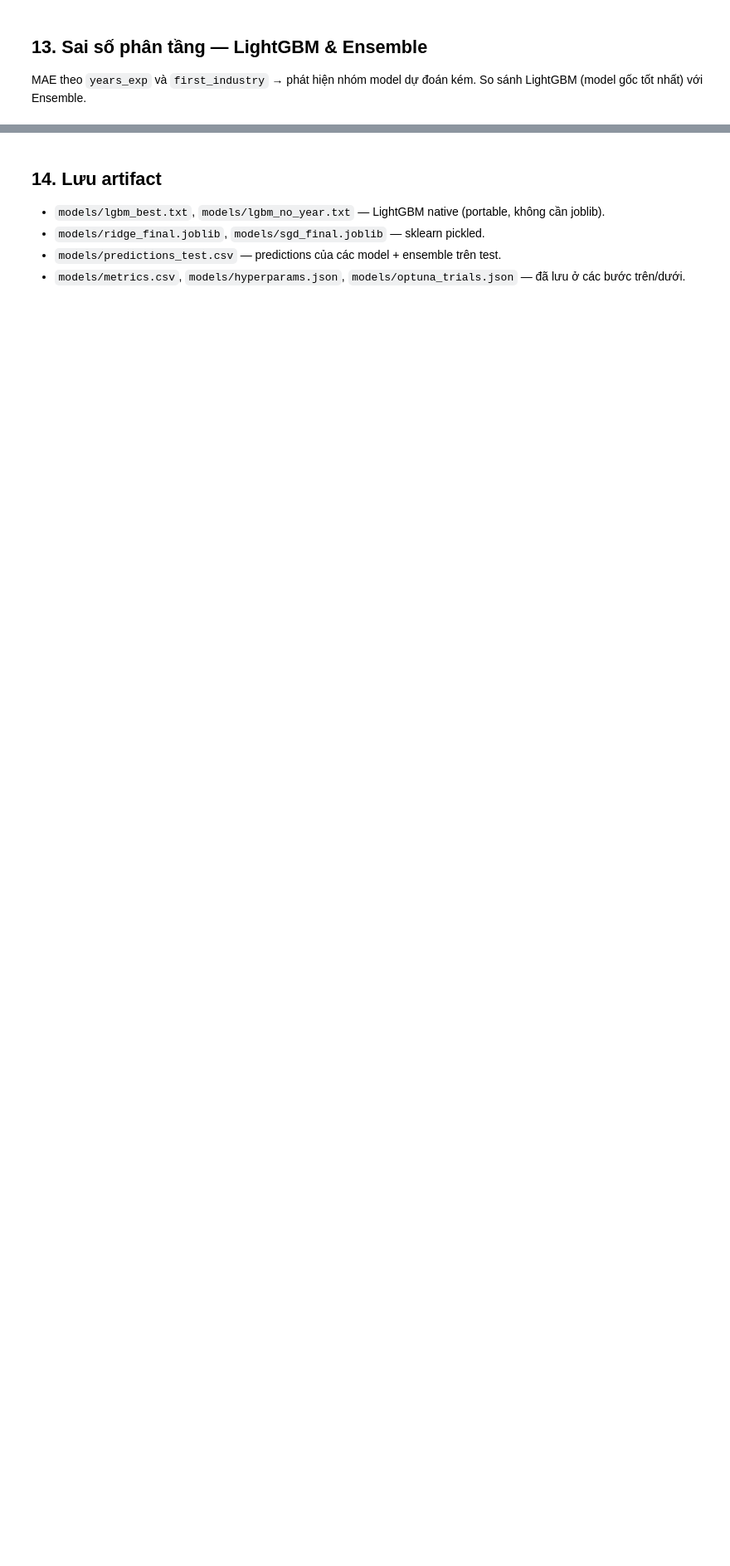
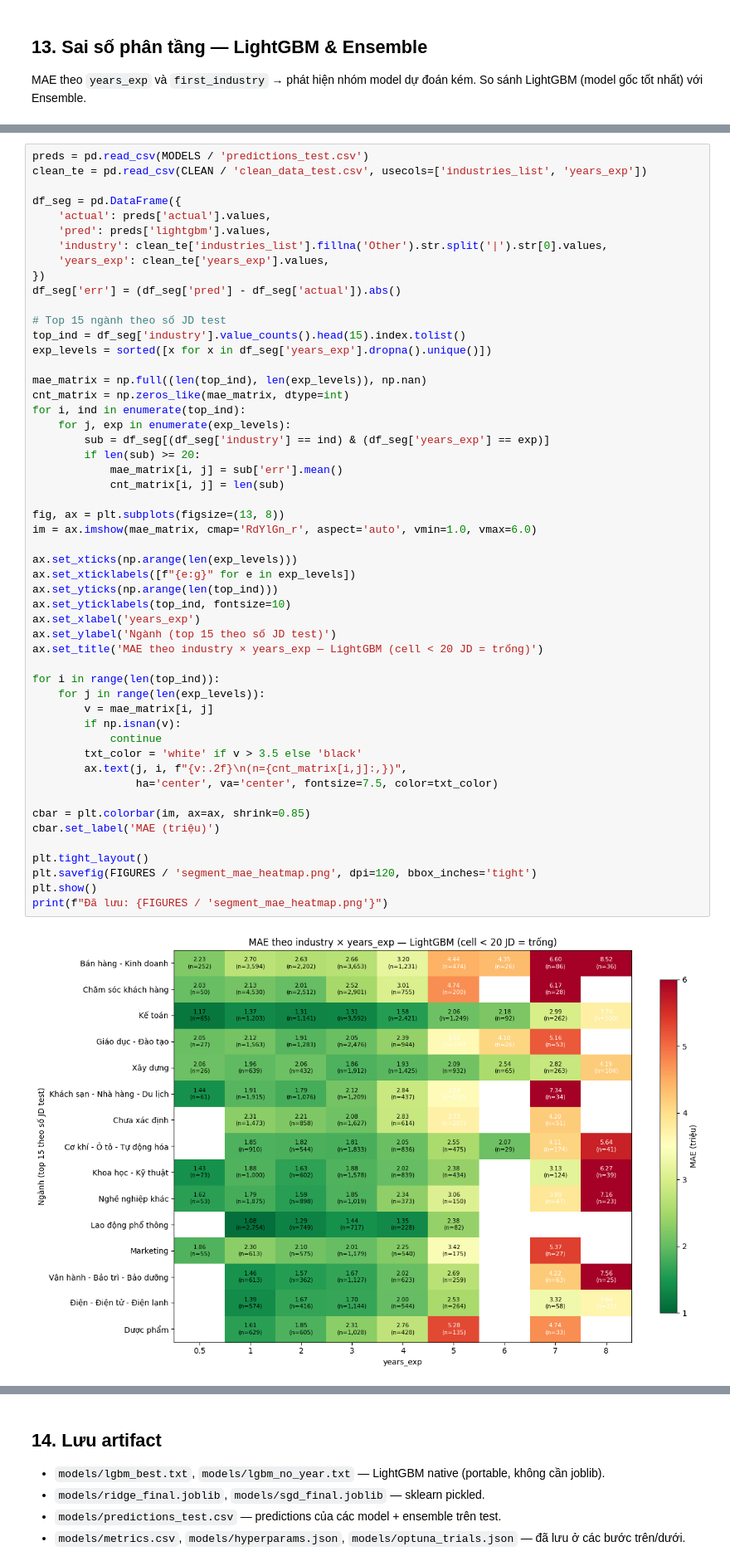
Before and after one commit to anhquan1111/khdl-vietnam-career-clustering, a Jupyter notebook: notebooks/04_Modeling.ipynb, the cells around one changed output, grey strips where cells are left out. Shown at 83% size. Saved outputs shown, nothing was run; the diff lists cells and outputs as text; blank space fills up the shorter version.

```diff
--- a/notebooks/04_Modeling.ipynb
+++ b/notebooks/04_Modeling.ipynb
@@ -673,0 +905,54 @@ print(g2.nlargest(5, 'mae_ens').to_string())
+# %%
+preds = pd.read_csv(MODELS / 'predictions_test.csv')
+clean_te = pd.read_csv(CLEAN / 'clean_data_test.csv', usecols=['industries_list', 'years_exp'])
+
+df_seg = pd.DataFrame({
+    'actual': preds['actual'].values,
+    'pred': preds['lightgbm'].values,
+    'industry': clean_te['industries_list'].fillna('Other').str.split('|').str[0].values,
+    'years_exp': clean_te['years_exp'].values,
+})
+df_seg['err'] = (df_seg['pred'] - df_seg['actual']).abs()
+
+# Top 15 ngành theo số JD test
+top_ind = df_seg['industry'].value_counts().head(15).index.tolist()
+exp_levels = sorted([x for x in df_seg['years_exp'].dropna().unique()])
+
+mae_matrix = np.full((len(top_ind), len(exp_levels)), np.nan)
+cnt_matrix = np.zeros_like(mae_matrix, dtype=int)
+for i, ind in enumerate(top_ind):
+    for j, exp in enumerate(exp_levels):
+        sub = df_seg[(df_seg['industry'] == ind) & (df_seg['years_exp'] == exp)]
+        if len(sub) >= 20:
+            mae_matrix[i, j] = sub['err'].mean()
+            cnt_matrix[i, j] = len(sub)
+
+fig, ax = plt.subplots(figsize=(13, 8))
+im = ax.imshow(mae_matrix, cmap='RdYlGn_r', aspect='auto', vmin=1.0, vmax=6.0)
+
+ax.set_xticks(np.arange(len(exp_levels)))
+ax.set_xticklabels([f"{e:g}" for e in exp_levels])
+ax.set_yticks(np.arange(len(top_ind)))
+ax.set_yticklabels(top_ind, fontsize=10)
+ax.set_xlabel('years_exp')
+ax.set_ylabel('Ngành (top 15 theo số JD test)')
+ax.set_title('MAE theo industry × years_exp — LightGBM (cell < 20 JD = trống)')
+
+for i in range(len(top_ind)):
+    for j in range(len(exp_levels)):
+        v = mae_matrix[i, j]
+        if np.isnan(v):
+            continue
+        txt_color = 'white' if v > 3.5 else 'black'
+        ax.text(j, i, f"{v:.2f}\n(n={cnt_matrix[i,j]:,})",
+                ha='center', va='center', fontsize=7.5, color=txt_color)
+
+cbar = plt.colorbar(im, ax=ax, shrink=0.85)
+cbar.set_label('MAE (triệu)')
+
+plt.tight_layout()
+plt.savefig(FIGURES / 'segment_mae_heatmap.png', dpi=120, bbox_inches='tight')
+plt.show()
+print(f"Đã lưu: {FIGURES / 'segment_mae_heatmap.png'}")
+# %% [output]
+[figure, added]
```
Also changed, not shown: parts of 17 cells of this notebook, 10 other files.
